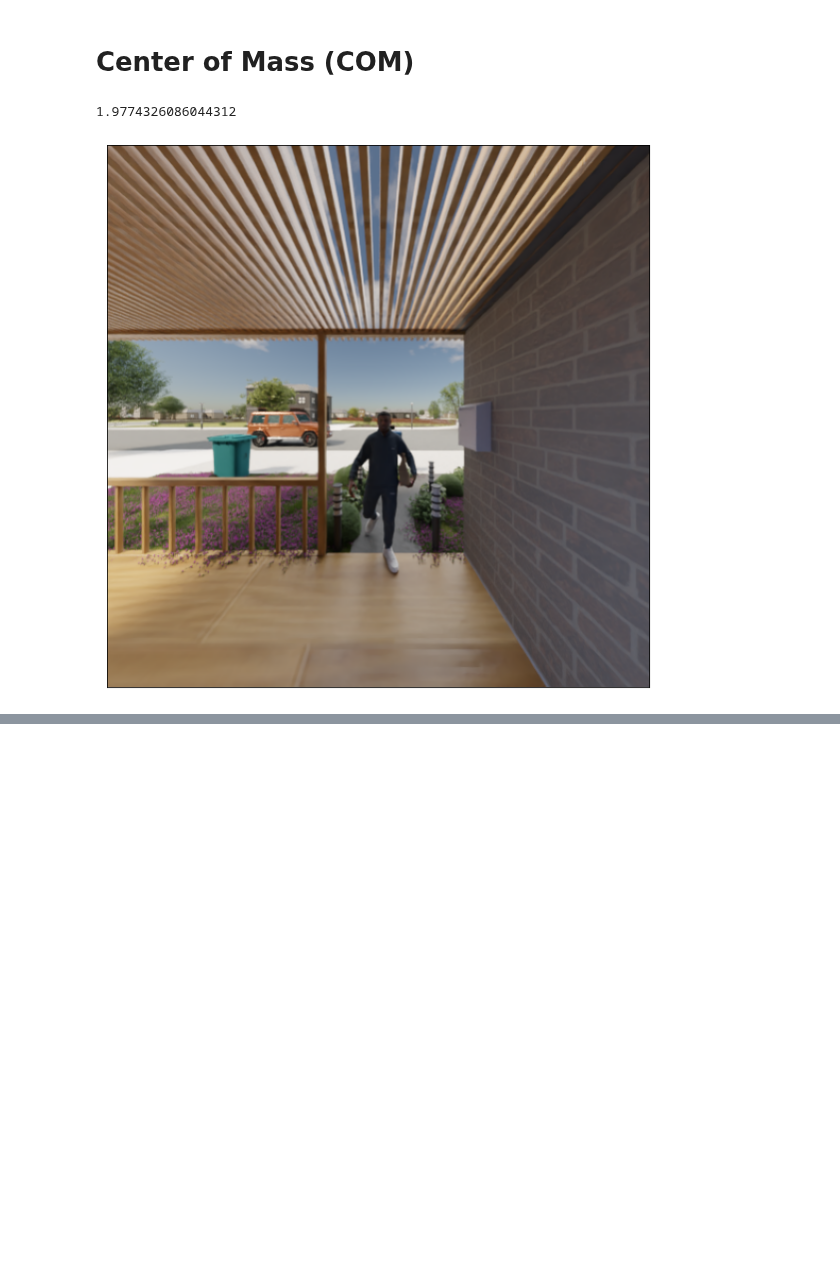
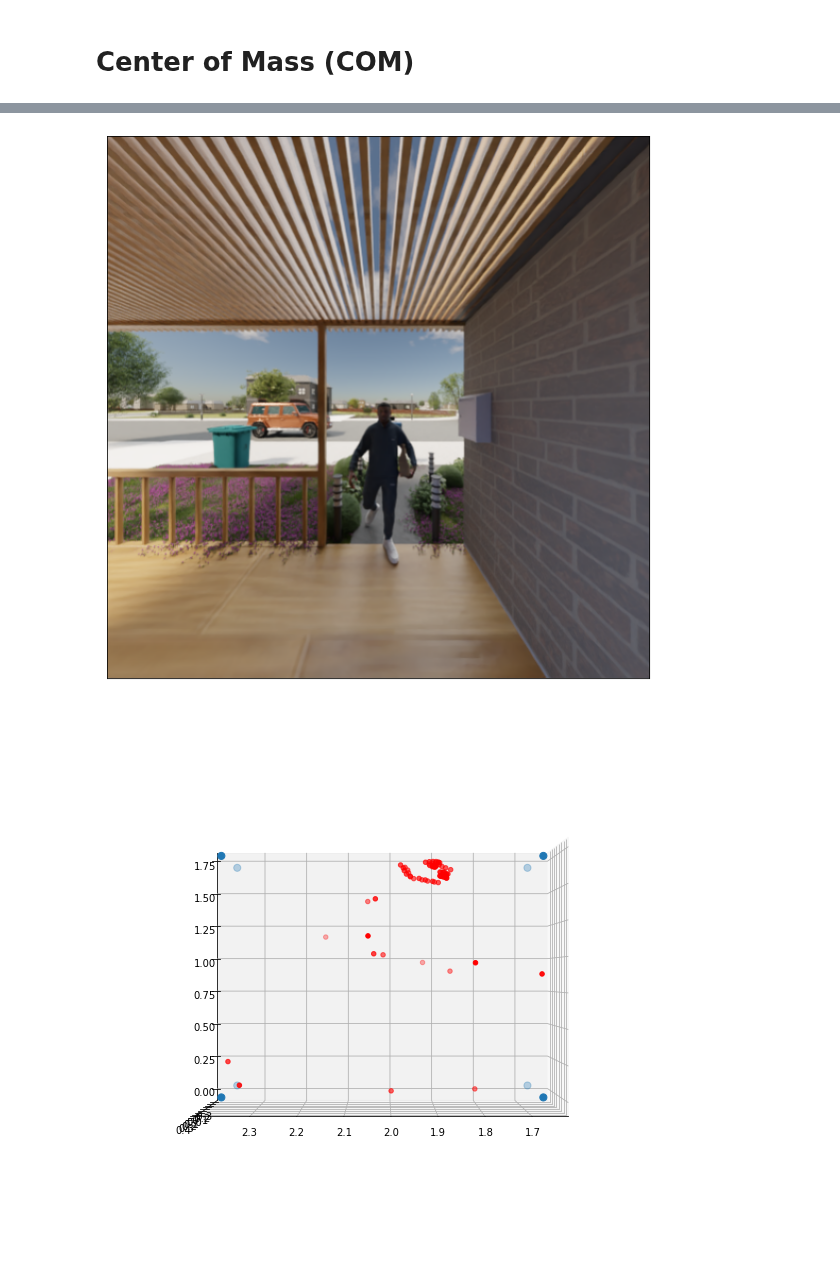
Before and after one commit to DatagenTech/dgutils, a Jupyter notebook: Notebooks/hic_com_cuboids_bbox.ipynb, the cells around one changed output, grey strips where cells are left out. Cells and saved outputs as stored; diff of their text form; code cells hidden in the pictures; blank space fills up the shorter version.

Commit message:
HIC cuboids for human. Todo:plot skeleton in 3d

```diff
--- a/Notebooks/hic_com_cuboids_bbox.ipynb
+++ b/Notebooks/hic_com_cuboids_bbox.ipynb
@@ -6,12 +7,58 @@ import numpy as np
 from dghelpers import show_keypoints,imshow
 # %% [markdown]
 # Center of Mass (COM)
-# %%
-dataset = datagen.load('../HIC Data', dataset_config = datagen.DatasetConfig(environment="hic"))
-data_point = dataset[2]
-imshow(data_point.visible_spectrum)
-max_face = np.max(data_point.keypoints.face.standard.coords_3d[:2])
-max_face
-# %% [output]
-1.9774326086044312
-[figure, removed]
+# %%
+dataset = datagen.load('../HIC Data', dataset_config = datagen.DatasetConfig(environment="hic"))
+data_point = dataset[2]
+imshow(data_point.visible_spectrum)
+all_keypoints = np.vstack((data_point.keypoints.face.standard.coords_3d,
+                          data_point.keypoints.body.shoulder.left.coords_3d,
+                          data_point.keypoints.body.shoulder.right.coords_3d,
+                          data_point.keypoints.body.elbow.left.coords_3d,
+                          data_point.keypoints.body.elbow.right.coords_3d,
+                          data_point.keypoints.body.wrist.left.coords_3d,
+                          data_point.keypoints.body.wrist.right.coords_3d,
+                          data_point.keypoints.hand.left.finger.index.tip.coords_3d,
+                          data_point.keypoints.hand.right.finger.index.tip.coords_3d,
+                          data_point.keypoints.body.hip.left.coords_3d,
+                          data_point.keypoints.body.hip.right.coords_3d,
+                          data_point.keypoints.feet.right.heel.coords_3d,
+                          data_point.keypoints.feet.left.heel.coords_3d,
+                          data_point.keypoints.feet.right.pinky.coords_3d,
+                          data_point.keypoints.feet.left.pinky.coords_3d,
+                          ))
+max_z = np.max(all_keypoints[:,2])
+min_z = np.min(all_keypoints[:,2])
+print('max Z: '+ str(max_z))
+print('min Z: '+ str(min_z))
+
+max_y = np.max(all_keypoints[:,1])
+min_y = np.min(all_keypoints[:,1])
+print('max y: '+ str(max_y))
+print('min y: '+ str(min_y))
+
+min_x = np.min(all_keypoints[:,0])
+max_x = np.max(all_keypoints[:,0])
+print('max X: '+ str(max_x))
+print('min X: '+ str(min_x))
+
+#bottom of cuboid
+p1 = [max_x, min_y, min_z]
+p2 = [max_x, max_y, min_z]
+p3 = [min_x, max_y, min_z]
+p4 = [min_x, min_y, min_z]
+#top of cuboid
+#bottom of cuboid
+p5 = [max_x, min_y, max_z]
+p6 = [max_x, max_y, max_z]
+p7 = [min_x, max_y, max_z]
+p8 = [min_x, min_y, max_z]
+
+cuboid_human = np.vstack((p1,p2,p3,p4,p5,p6,p7,p8))
+fig = plt.figure(figsize=(10, 10))
+ax = fig.add_subplot(projection='3d',)
+
+ax.scatter(*cuboid_human.T, s=50)
+ax.scatter(*all_keypoints.T,s=20,c=[[1,0,0]])
+ax.view_init(elev=0, azim=90)
+# %% [output]
@@ -17,0 +71,2 @@ max_face
+[figure, added]
+[figure, added]
```
Also changed, not shown: parts of 2 cells of this notebook.
